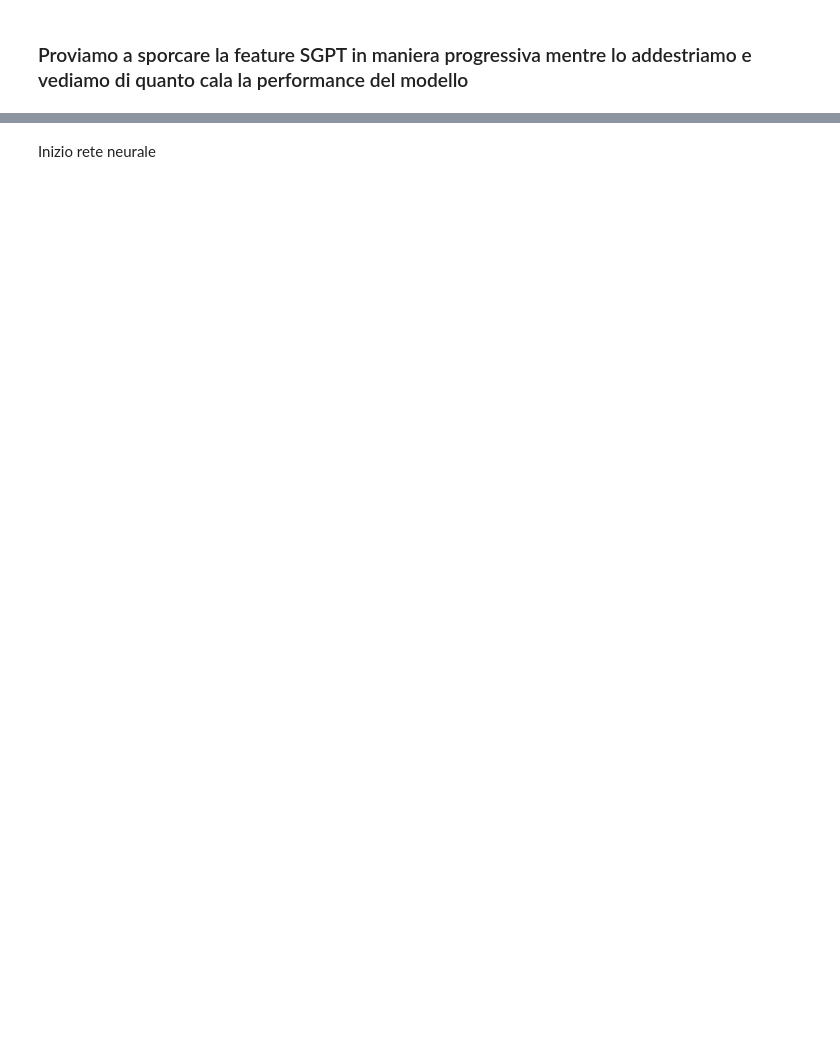
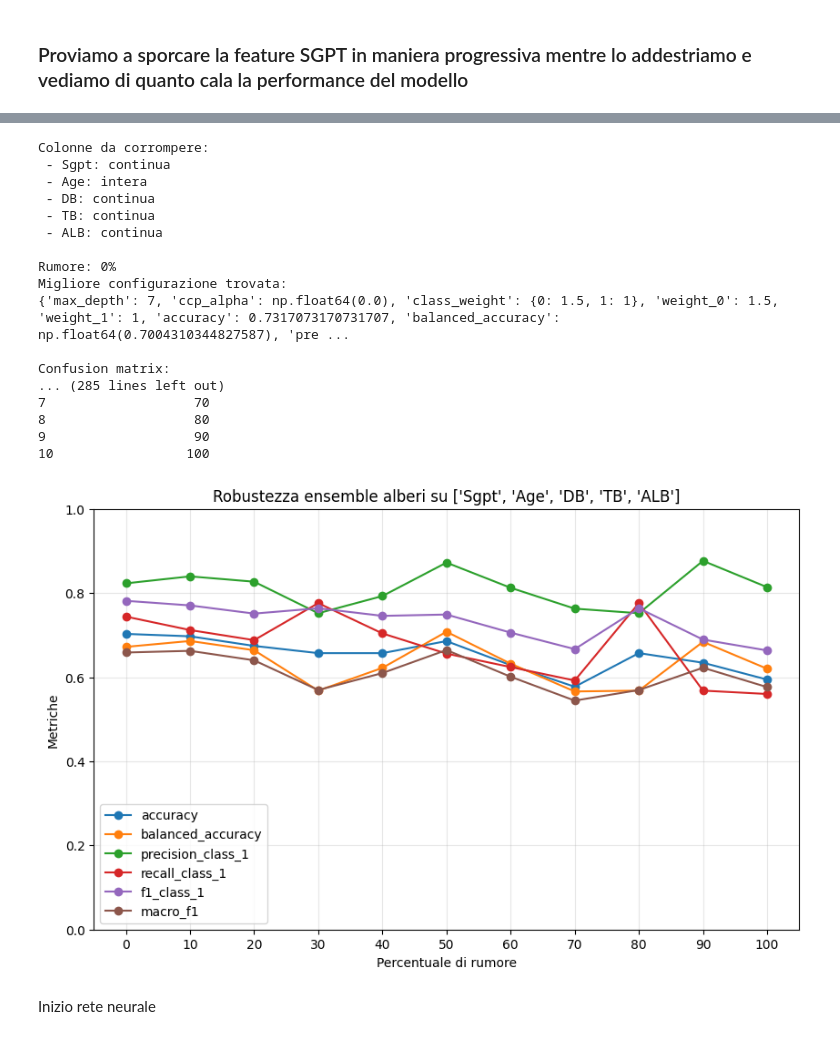
Before and after one commit to sammiforza3/MLTrainingWithNoisyDatasets, a Jupyter notebook: liverDataSet.ipynb, the cells around one changed output, grey strips where cells are left out. Cells and saved outputs as stored; diff of their text form; code cells hidden in the pictures; blank space fills up the shorter version.

```diff
--- a/liverDataSet.ipynb
+++ b/liverDataSet.ipynb
@@ -1291,17 +1616,36 @@ risultati_rumore_df, risultati_completi_rumore = test_noise_progressivo(
 # %%
 risultati_rumore_df, risultati_completi_rumore = test_noise_progressivo(
     df=df_encoded,
     target_col="Selector",
     cols_to_corrupt=migliori,
     ccp_alphas=ccp_alphas,
     weights_to_try=tree_weights_to_try,
     depths=range(4, 8),
     noise_level=0.5,
     test_size=0.3,
     random_state=42,
-    scoring_metric="f1_class_1",
+    scoring_metric="macro_f1",
     stratify=True
 )
+# %% [output]
+Colonne da corrompere:
+ - Sgpt: continua
+ - Age: intera
+ - DB: continua
+ - TB: continua
+ - ALB: continua
+
+Rumore: 0%
+Migliore configurazione trovata:
+{'max_depth': 7, 'ccp_alpha': np.float64(0.0), 'class_weight': {0: 1.5, 1: 1}, 'weight_0': 1.5, 'weight_1': 1, 'accuracy': 0.7317073170731707, 'balanced_accuracy': np.float64(0.7004310344827587), 'pre ...
+
+Confusion matrix:
+... (285 lines left out)
+7                   70
+8                   80
+9                   90
+10                 100
+[figure, added]
 # %% [markdown]
 Inizio rete neurale
 # %%
```
Also changed, not shown: parts of 54 cells of this notebook, 27 other files.
